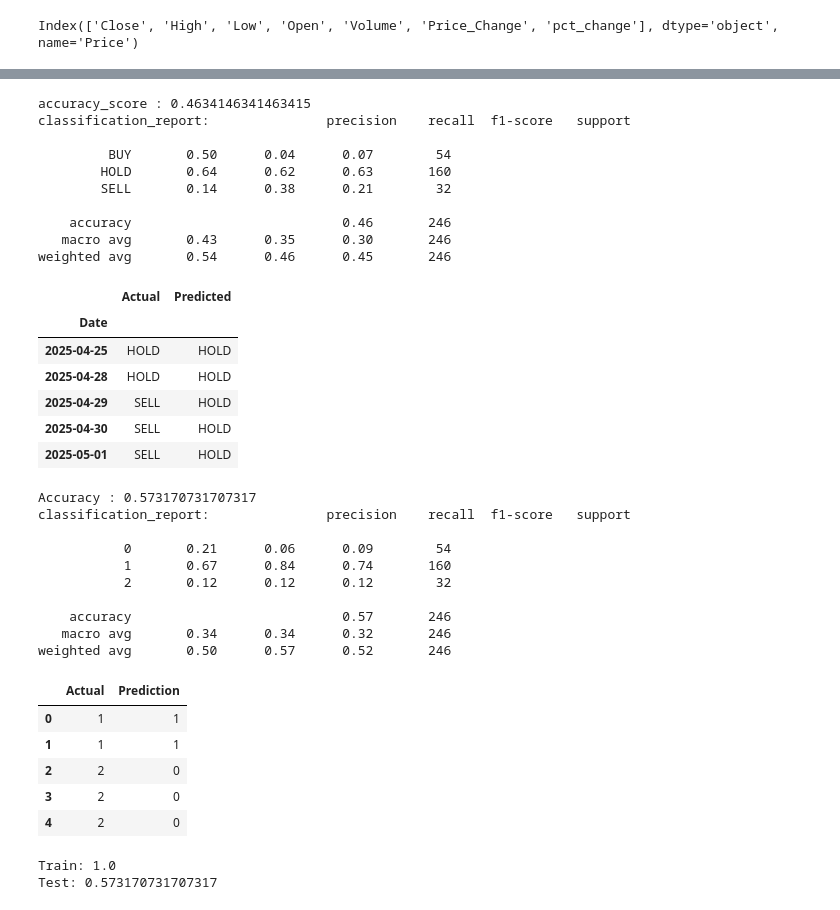
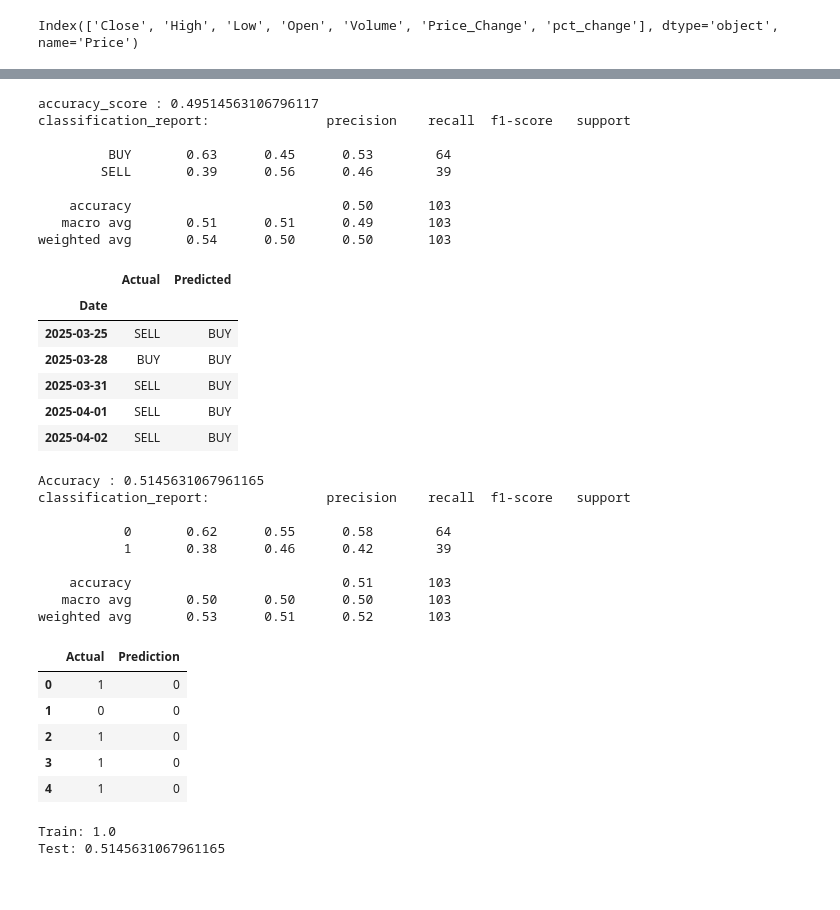
Before and after one commit to shubh229177/Stock-Trading-Signal-System, a Jupyter notebook: System.ipynb, the cells around one changed output, grey strips where cells are left out. Saved outputs shown, nothing was run; the diff lists cells and outputs as text; code cells hidden in the pictures.

```diff
--- a/System.ipynb
+++ b/System.ipynb
@@ -172,6 +172,8 @@ data['Future_Return'] = (data['Close'].shift(-3) - data['Close']) / data['Close'
 
 data['Target'] = np.where(data['Future_Return'] > 0.02, "BUY",
                    np.where(data['Future_Return'] < -0.025, "SELL", "HOLD"))
+# %%
+data = data[data['Target'] != 'HOLD']
 # %%
 le = LabelEncoder()
 Y = le.fit_transform(data["Target"])
@@ -272,75 +273,72 @@ result_rf = pd.DataFrame({
 })
 result_rf.head()
 # %% [output]
-accuracy_score : 0.4634146341463415
+accuracy_score : 0.49514563106796117
 classification_report:               precision    recall  f1-score   support
 
-         BUY       0.50      0.04      0.07        54
-        HOLD       0.64      0.62      0.63       160
-        SELL       0.14      0.38      0.21        32
+         BUY       0.63      0.45      0.53        64
+        SELL       0.39      0.56      0.46        39
 
-    accuracy                           0.46       246
-   macro avg       0.43      0.35      0.30       246
-weighted avg       0.54      0.46      0.45       246
+    accuracy                           0.50       103
+   macro avg       0.51      0.51      0.49       103
+weighted avg       0.54      0.50      0.50       103
 |  | Actual | Predicted |
 | Date |  |  |
-| 2025-04-25 | HOLD | HOLD |
-| 2025-04-28 | HOLD | HOLD |
-| 2025-04-29 | SELL | HOLD |
-| 2025-04-30 | SELL | HOLD |
-| 2025-05-01 | SELL | HOLD |
+| 2025-03-25 | SELL | BUY |
+| 2025-03-28 | BUY | BUY |
+| 2025-03-31 | SELL | BUY |
+| 2025-04-01 | SELL | BUY |
+| 2025-04-02 | SELL | BUY |
 # %%
 # XGBClassifier
 le = LabelEncoder()
 Y_train = le.fit_transform(Y_train)
 Y_test = le.transform(Y_test)
 model_XG = XGBClassifier(
-    # n_estimators=400,
-    # max_depth=5,
-    # learning_rate=0.05,
-    # subsample=0.8,
-    # colsample_bytree=0.8,
-    # objective='multi:softprob',
-    # num_class=3,
-    # eval_metric='mlogloss',
-    # scale_pos_weight=1
+    n_estimators=300,
+    max_depth=5,
+    learning_rate=0.05,
+    subsample=0.8,
+    colsample_bytree=0.8,
+    objective='binary:logistic',
+    eval_metric='logloss',
 )
+
 model_XG.fit(X_train,Y_train)
 
 y_pred_xg = model_XG.predict(X_test)
 
 print('Accuracy :',accuracy_score(Y_test,y_pred_xg))
 print('classification_report:',classification_report(Y_test,y_pred_xg))
 
 
 result_xg = pd.DataFrame({
     'Actual':Y_test,
     'Prediction':y_pred_xg
 })
 result_xg.head()
 # %% [output]
-Accuracy : 0.573170731707317
+Accuracy : 0.5145631067961165
 classification_report:               precision    recall  f1-score   support
 
-           0       0.21      0.06      0.09        54
-           1       0.67      0.84      0.74       160
-           2       0.12      0.12      0.12        32
+           0       0.62      0.55      0.58        64
+           1       0.38      0.46      0.42        39
 
-    accuracy                           0.57       246
-   macro avg       0.34      0.34      0.32       246
-weighted avg       0.50      0.57      0.52       246
+    accuracy                           0.51       103
+   macro avg       0.50      0.50      0.50       103
+weighted avg       0.53      0.51      0.52       103
 |  | Actual | Prediction |
-| 0 | 1 | 1 |
-| 1 | 1 | 1 |
-| 2 | 2 | 0 |
-| 3 | 2 | 0 |
-| 4 | 2 | 0 |
+| 0 | 1 | 0 |
+| 1 | 0 | 0 |
+| 2 | 1 | 0 |
+| 3 | 1 | 0 |
+| 4 | 1 | 0 |
 # %%
 print("Train:", model_XG.score(X_train, Y_train))
 print("Test:", model_XG.score(X_test, Y_test))
 # %% [output]
 Train: 1.0
-Test: 0.573170731707317
+Test: 0.5145631067961165
 # %%
 data.head()
 # %% [output]
```
Also changed, not shown: parts of 16 cells of this notebook, 2 other files.
